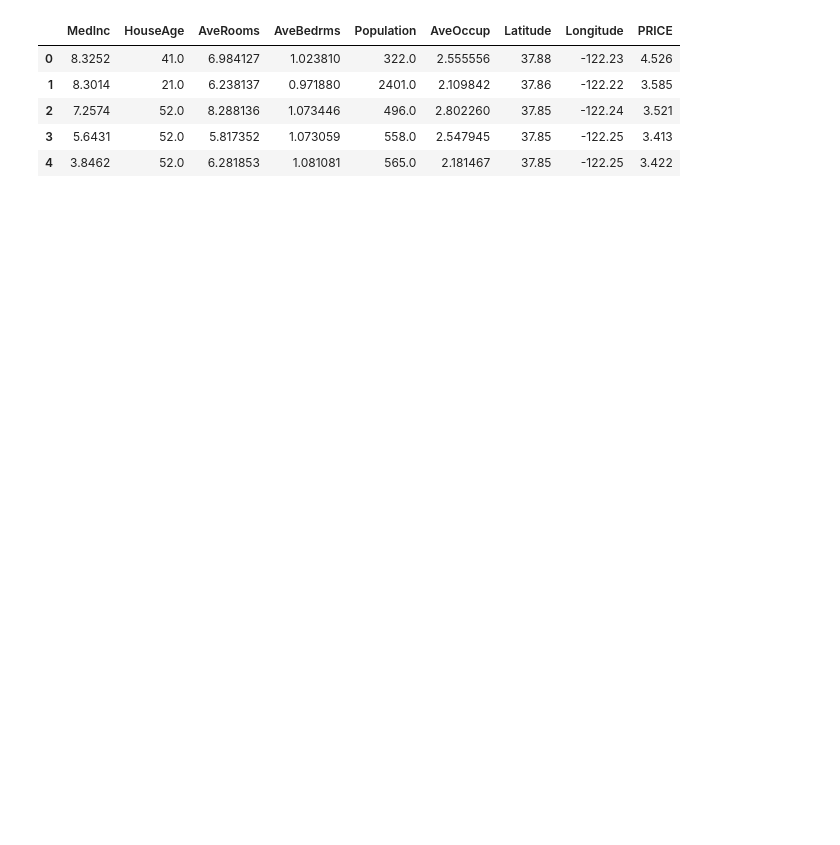
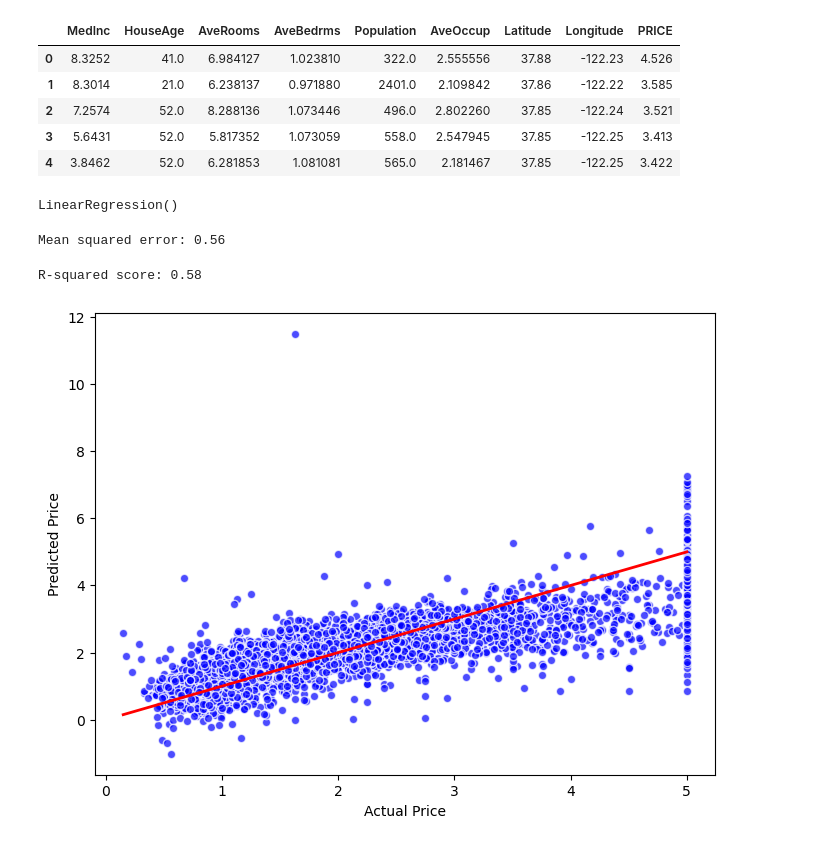
Before and after one commit to Luksh/Machine-Learning-Class, a Jupyter notebook: california_housing.ipynb, the cells around one changed output. Cells and saved outputs as stored; diff of their text form; code cells hidden in the pictures; blank space fills up the shorter version.

```diff
--- a/california_housing.ipynb
+++ b/california_housing.ipynb
@@ -25,3 +26,43 @@ california_df.head()
 | 2 | 7.2574 | 52.0 | 8.288136 | 1.073446 | 496.0 | 2.802260 | 37.85 | -122.24 | 3.521 |
 | 3 | 5.6431 | 52.0 | 5.817352 | 1.073059 | 558.0 | 2.547945 | 37.85 | -122.25 | 3.413 |
 | 4 | 3.8462 | 52.0 | 6.281853 | 1.081081 | 565.0 | 2.181467 | 37.85 | -122.25 | 3.422 |
+# %%
+#Split into training and testing sets
+X_train,X_test,y_train,y_test=train_test_split(x,y,test_size=0.2,random_state=42)
+# %%
+#Standardize the features by scaling them
+scaler=StandardScaler()
+X_train=scaler.fit_transform(X_train)
+X_test=scaler.transform(X_test)
+# %%
+#Use linear regression algorithem
+lr=LinearRegression()
+lr.fit(X_train,y_train)
+# %% [output]
+LinearRegression()
+# %%
+#Predict
+y_pred=lr.predict(X_test)
+# %%
+#Analyze the performance of the model
+mse=mean_squared_error(y_test,y_pred)
+print(f"Mean squared error: {mse:.2f}")
+# %% [output]
+Mean squared error: 0.56
+# %%
+#R-squared score
+r2=r2_score(y_test,y_pred)
+print(f"R-squared score: {r2:.2f}")
+# %% [output]
+R-squared score: 0.58
+# %%
+#Visualize the actual vs predicted prices
+plt.figure(figsize=(8,6))
+plt.scatter(y_test,y_pred,color="blue",edgecolors="w",alpha=0.7)
+plt.plot([min(y_test),max(y_test)],[min(y_test),max(y_test)],color="red",linewidth=2)
+plt.xlabel("Actual Price")
+plt.ylabel("Predicted Price")
+plt.title=("Actual vs Predicted Prices")
+plt.show()
+# %% [output]
+[figure, added]
```
Also changed, not shown: parts of 1 cell of this notebook.
